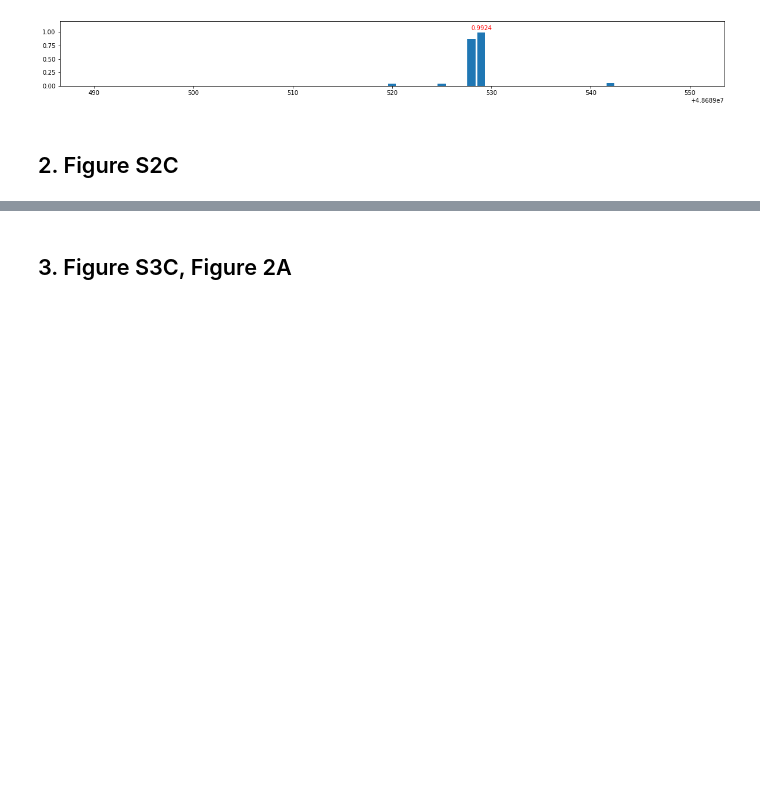
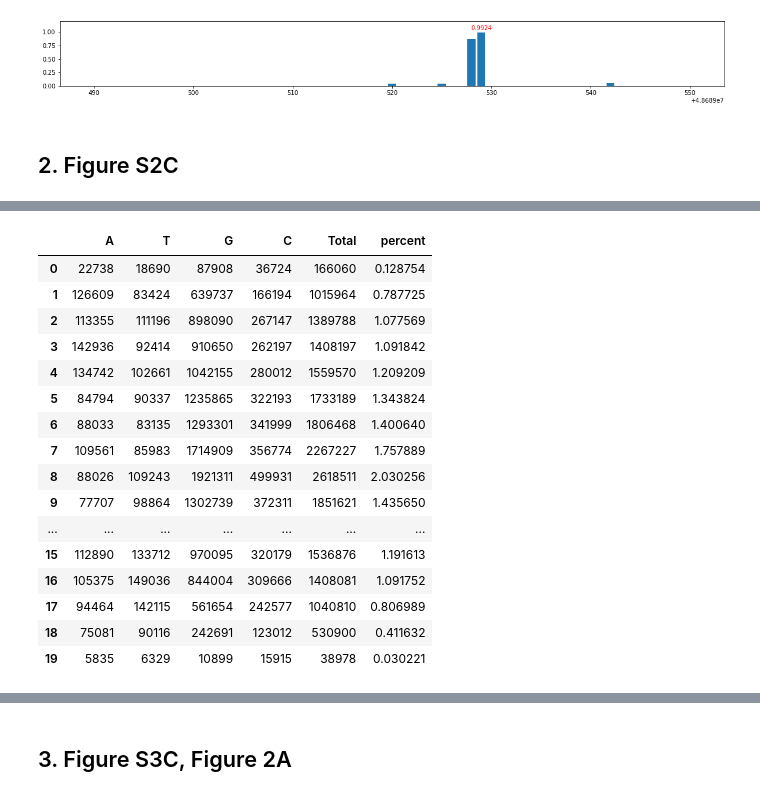
Before and after one commit to kangjunseo/Bioinformatics, a Jupyter notebook: QBioLab_Internship/Mission4.ipynb, the cells around one changed output, grey strips where cells are left out. Drawn from its saved outputs; the diff is of its cells as text; code cells hidden in the pictures; blank space fills up the shorter version.

```diff
--- a/QBioLab_Internship/Mission4.ipynb
+++ b/QBioLab_Internship/Mission4.ipynb
@@ -155,10 +195,0 @@ CLIP_df = CLIP_df[~CLIP_df['CIGAR'].str.contains('S')]
-# %%
-cnt = 0
-for row in CLIP_df.itertuples():
-    if row.CIGAR.find('I')!=-1 :
-        pos = row.POS
-        L = len(row.SEQ)
-        print(row.CIGAR)
-        print('SEQ :',row.SEQ)
-        print('REF :',trans_dict[row.RNAME][pos-1:pos+L-1] if row.RNAME.startswith("EN") else gene_dict[row.RNAME][pos-1:pos+L-1])
-        break
@@ -214,0 +267,21 @@ for row in CLIP_df.iloc[:100,:].itertuples():
+# %%
+sub_df['percent'] = sub_df['Total']/total*100*20
+sub_df
+# %% [output]
+|  | A | T | G | C | Total | percent |
+| 0 | 22738 | 18690 | 87908 | 36724 | 166060 | 0.128754 |
+| 1 | 126609 | 83424 | 639737 | 166194 | 1015964 | 0.787725 |
+| 2 | 113355 | 111196 | 898090 | 267147 | 1389788 | 1.077569 |
+| 3 | 142936 | 92414 | 910650 | 262197 | 1408197 | 1.091842 |
+| 4 | 134742 | 102661 | 1042155 | 280012 | 1559570 | 1.209209 |
+| 5 | 84794 | 90337 | 1235865 | 322193 | 1733189 | 1.343824 |
+| 6 | 88033 | 83135 | 1293301 | 341999 | 1806468 | 1.400640 |
+| 7 | 109561 | 85983 | 1714909 | 356774 | 2267227 | 1.757889 |
+| 8 | 88026 | 109243 | 1921311 | 499931 | 2618511 | 2.030256 |
+| 9 | 77707 | 98864 | 1302739 | 372311 | 1851621 | 1.435650 |
+| ... | ... | ... | ... | ... | ... | ... |
+| 15 | 112890 | 133712 | 970095 | 320179 | 1536876 | 1.191613 |
+| 16 | 105375 | 149036 | 844004 | 309666 | 1408081 | 1.091752 |
+| 17 | 94464 | 142115 | 561654 | 242577 | 1040810 | 0.806989 |
+| 18 | 75081 | 90116 | 242691 | 123012 | 530900 | 0.411632 |
+| 19 | 5835 | 6329 | 10899 | 15915 | 38978 | 0.030221 |
```
Also changed, not shown: parts of 8 cells of this notebook.
